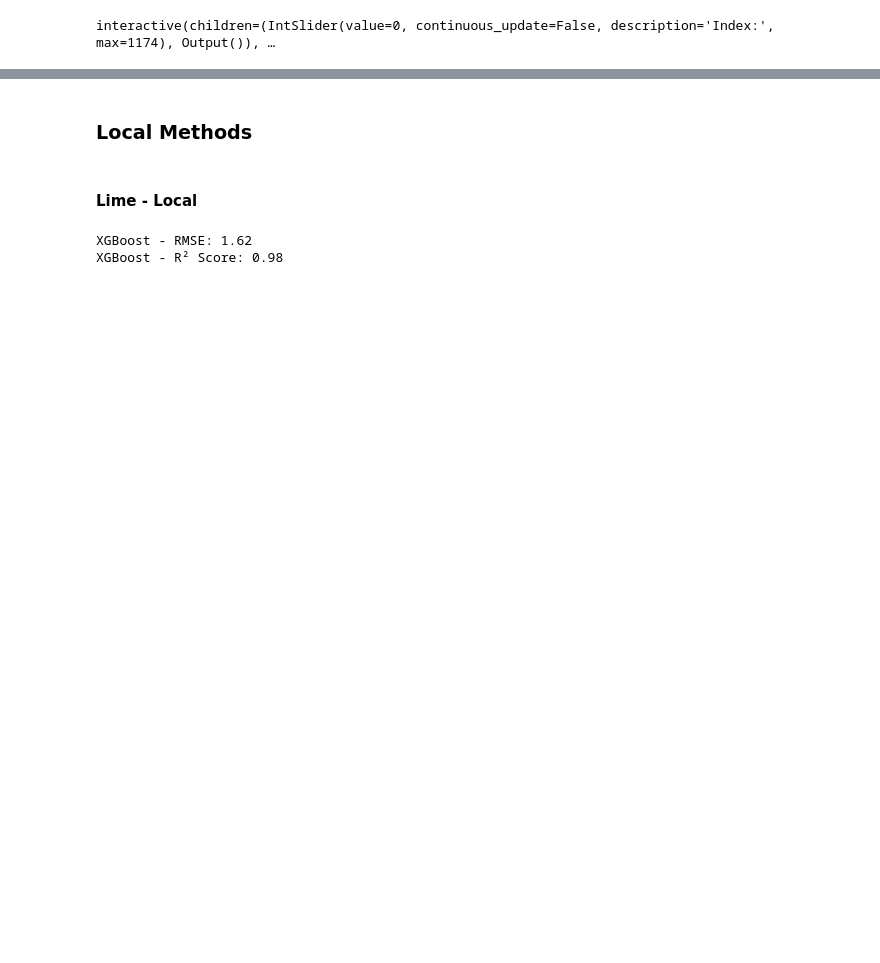
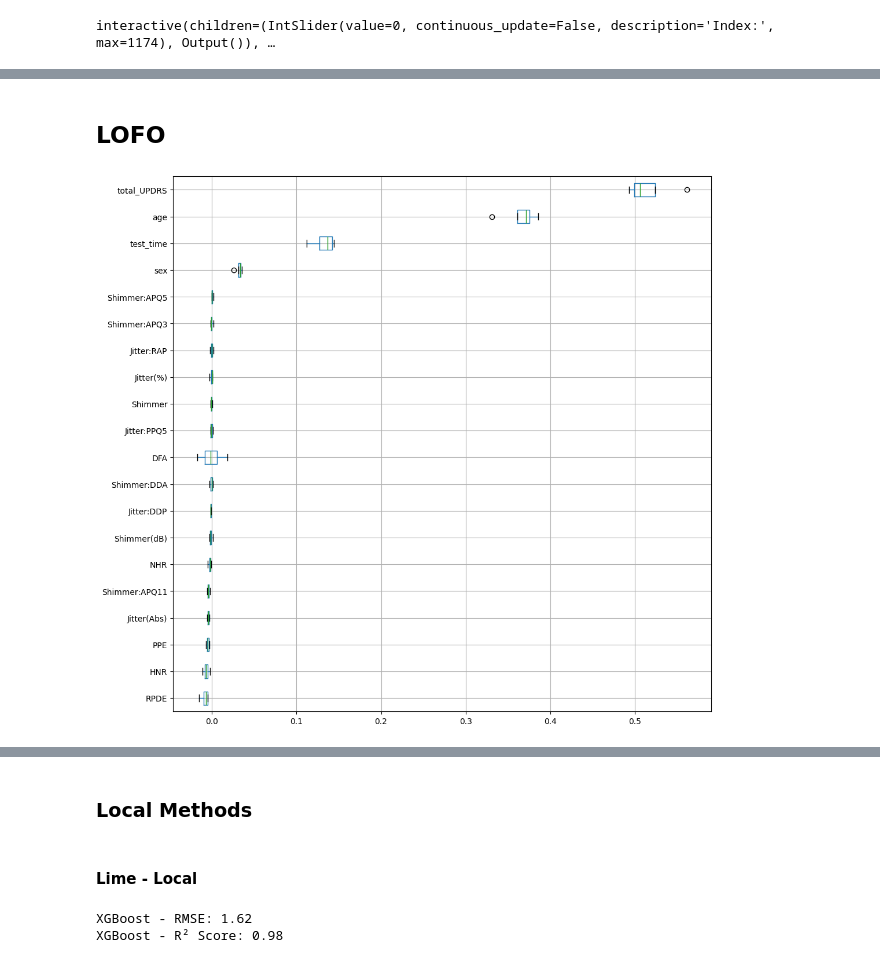
Before and after one commit to Michel93DM/XAI_methods, a Jupyter notebook: Notebooks/parkinson_telemonitoring.ipynb, the cells around one changed output, grey strips where cells are left out. Drawn from its saved outputs; the diff is of its cells as text; code cells hidden in the pictures; blank space fills up the shorter version.

Commit message:
✨ feat: add lofo method and facotrize caode in python files

```diff
--- a/Notebooks/parkinson_telemonitoring.ipynb
+++ b/Notebooks/parkinson_telemonitoring.ipynb
@@ -301,0 +298,2 @@ for i, feature in enumerate(X.columns[:3]):
+# %% [markdown]
+## LOFO
@@ -301,0 +303,16 @@ for i, feature in enumerate(X.columns[:3]):
+# %%
+from sklearn.model_selection import KFold
+cv = KFold(n_splits=4, shuffle=True, random_state=42)
+dataset = Dataset(df=df, target="motor_UPDRS", features=[col for col in df.columns if col != "motor_UPDRS"])
+
+lofo_imp = LOFOImportance(dataset,
+                          cv=cv,
+                          model=RandomForestRegressor(n_estimators=100, random_state=42),
+                          scoring="neg_mean_absolute_error")
+
+# get the mean and standard deviation of the importances in pandas format
+importance_df = lofo_imp.get_importance()
+
+plot_importance(importance_df, figsize=(12, 12), kind="box")
+# %% [output]
+[figure, added]
```
Also changed, not shown: parts of 17 cells of this notebook, 5 other files.
